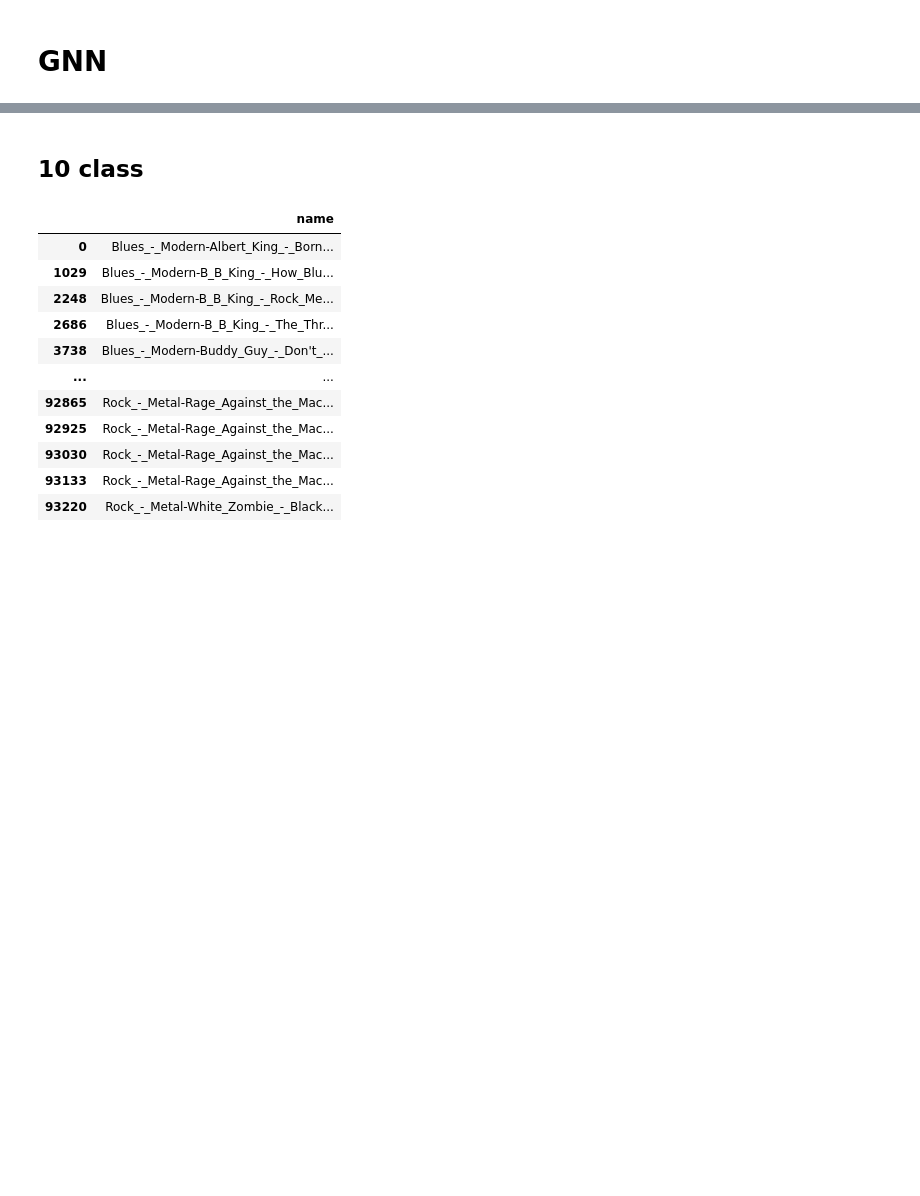
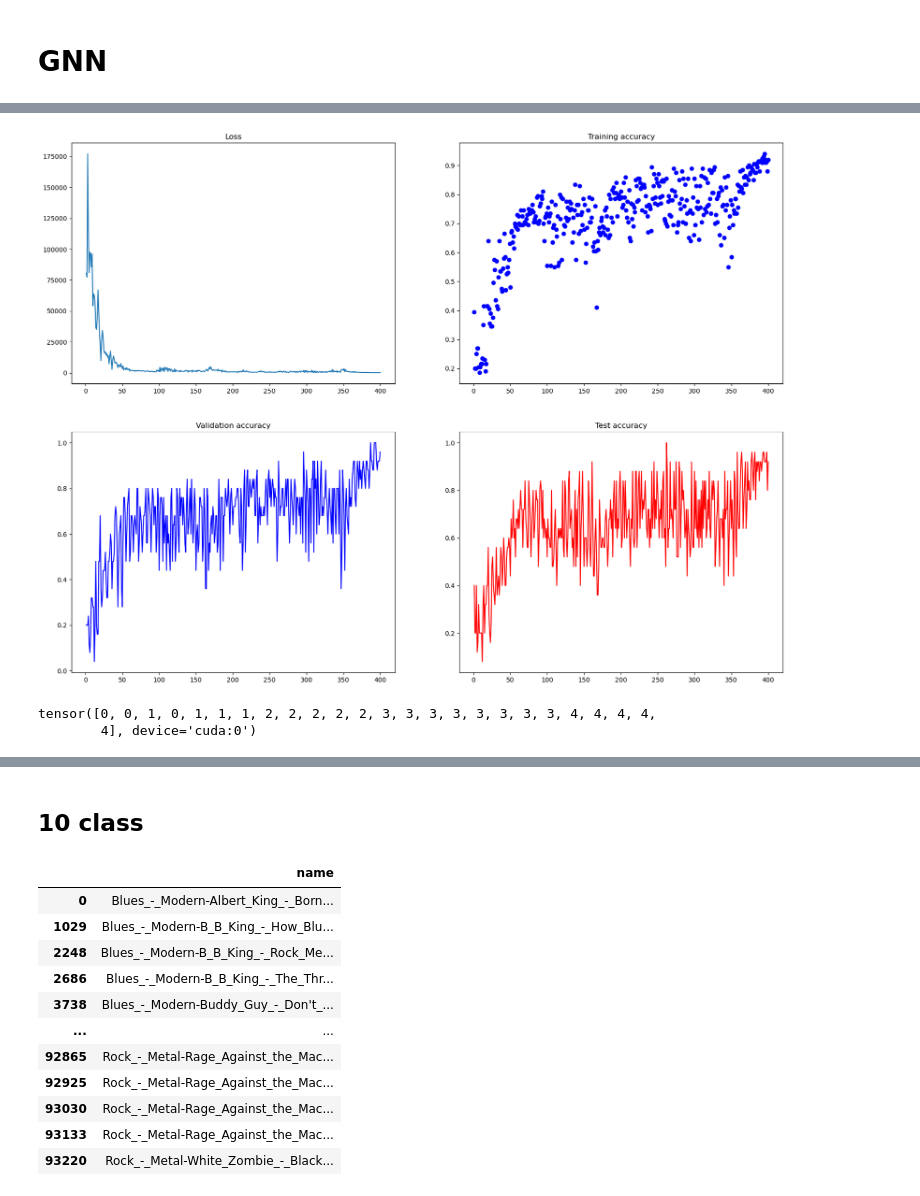
Before and after one commit to KottonP/midi2vec-master, a Jupyter notebook: Slac Hetero Graph.ipynb, the cells around one changed output, grey strips where cells are left out. Drawn from its saved outputs; the diff is of its cells as text; code cells hidden in the pictures; blank space fills up the shorter version.

```diff
--- a/Slac Hetero Graph.ipynb
+++ b/Slac Hetero Graph.ipynb
@@ -292,0 +326,13 @@ plt.show()
+# %%
+plot_4graphs(loss_list, acc_lists)
+# %% [output]
+[figure, added]
+# %%
+mask = H_5['MIDI'].test_mask
+
+predicted = model_5(H_5.x_dict, H_5.edge_index_dict)['MIDI'].argmax(dim=-1)[mask]
+
+predicted
+# %% [output]
+tensor([0, 0, 1, 0, 1, 1, 1, 2, 2, 2, 2, 2, 3, 3, 3, 3, 3, 3, 3, 3, 4, 4, 4, 4,
+        4], device='cuda:0')
```
Also changed, not shown: parts of 25 cells of this notebook, 1 other file.
